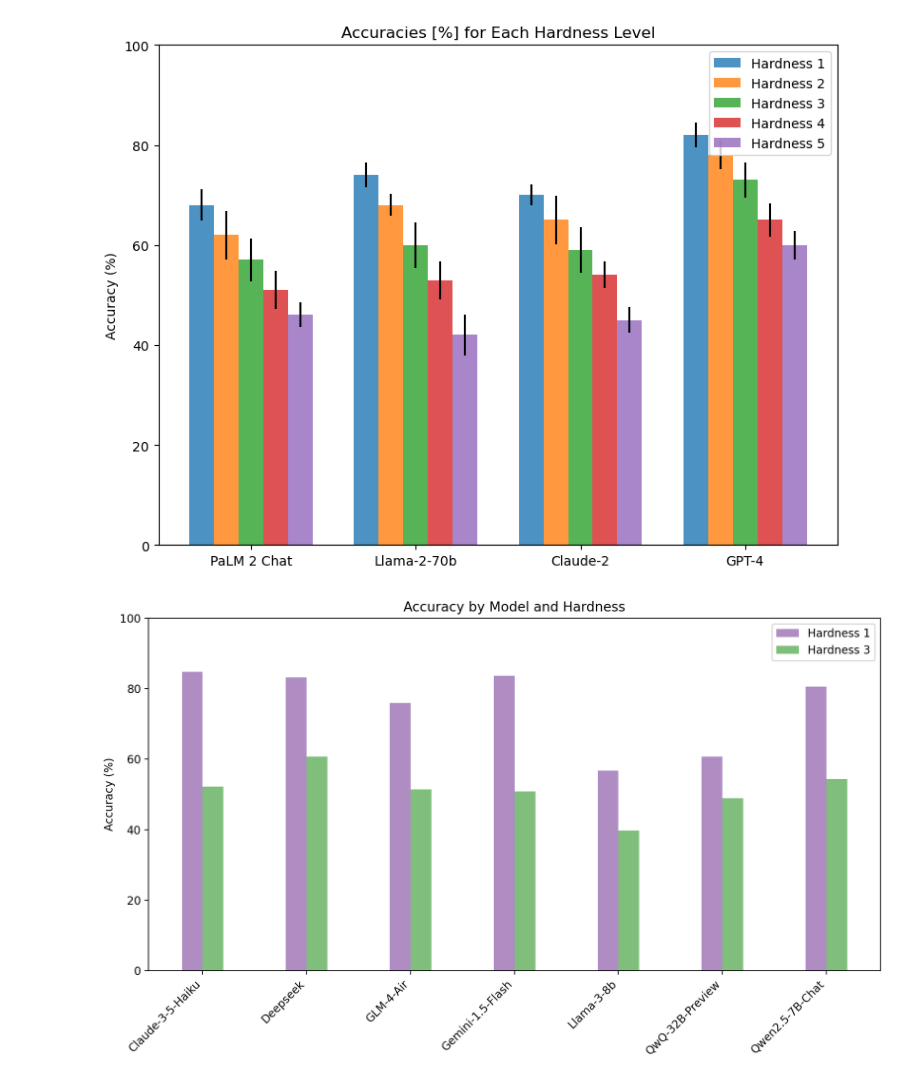
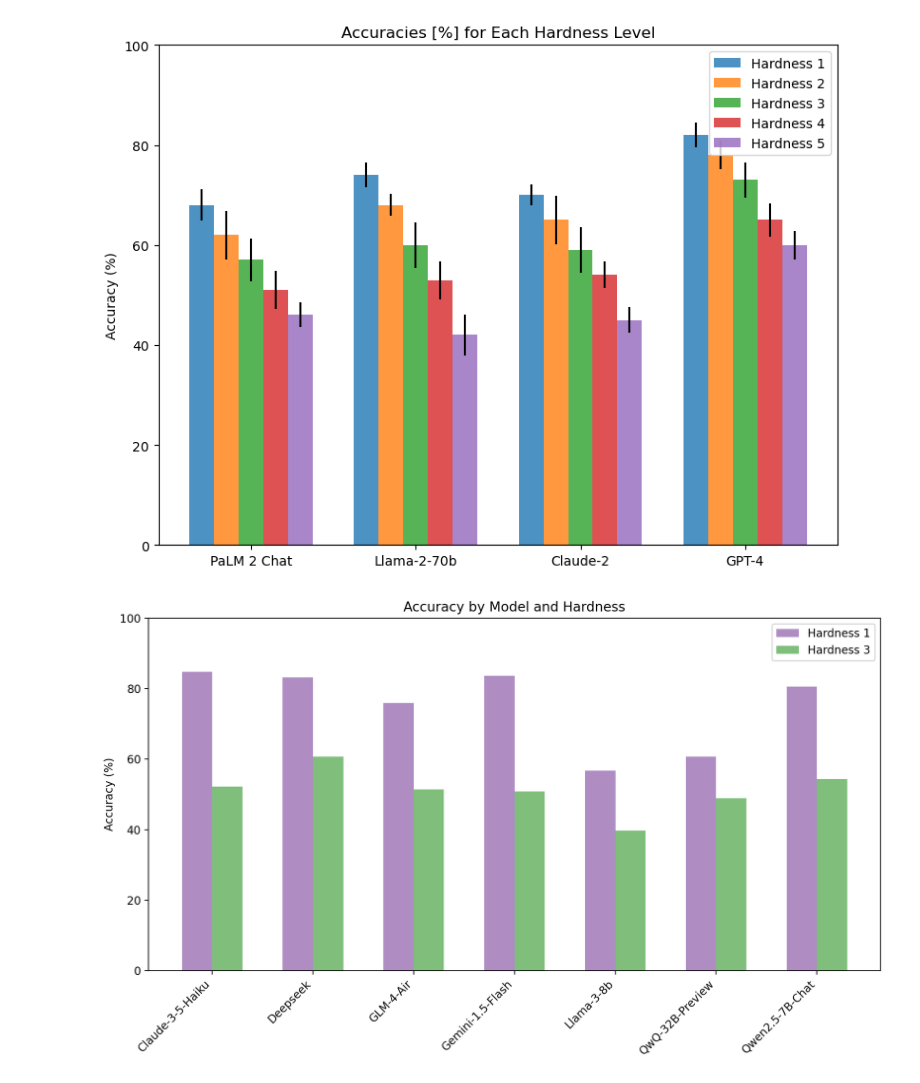
Before and after one commit to IT-Bill/SynthPAI, a Jupyter notebook: test.ipynb, the cells around one changed output. Cells and saved outputs as stored; diff of their text form; code cells hidden in the pictures.

```diff
--- a/test.ipynb
+++ b/test.ipynb
@@ -608,33 +608,33 @@ import matplotlib.pyplot as plt
 import numpy as np
 
 x = np.arange(len(all_models))  # e.g., [0,1,2,...] for each model
-bar_width = 0.2
+bar_width = 0.3
 
 colors = ['#af8dc3', '#7fbf7b']
 
 fig, ax = plt.subplots(figsize=(10, 6), dpi=200)
 
 for idx, h in enumerate(all_hardness):
     # Shift each hardness group in the x-direction
     x_positions = x + idx * bar_width
     # For the y-values, we take accuracies[:, idx] because idx is hardness
     # dimension, and all rows in that column are the relevant models
     ax.bar(
         x_positions,
         accuracies[:, idx] * 100.0,  # if you want percentages
         width=bar_width,
         label=f"Hardness {h}",
         color=colors[idx % len(colors)],
     )
 
 ax.set_title("Accuracy by Model and Hardness")
 ax.set_xticks(x + bar_width*(len(all_hardness)-1)/2.0)
 ax.set_xticklabels(all_models, rotation=45, ha="right")
 ax.set_ylabel("Accuracy (%)")
 ax.set_ylim([0, 100])
 ax.legend()
 
 plt.tight_layout()
 plt.show()
 # %% [output]
-[figure, old version]
+[figure, new version]
```
Also changed, not shown: 2 other files.
